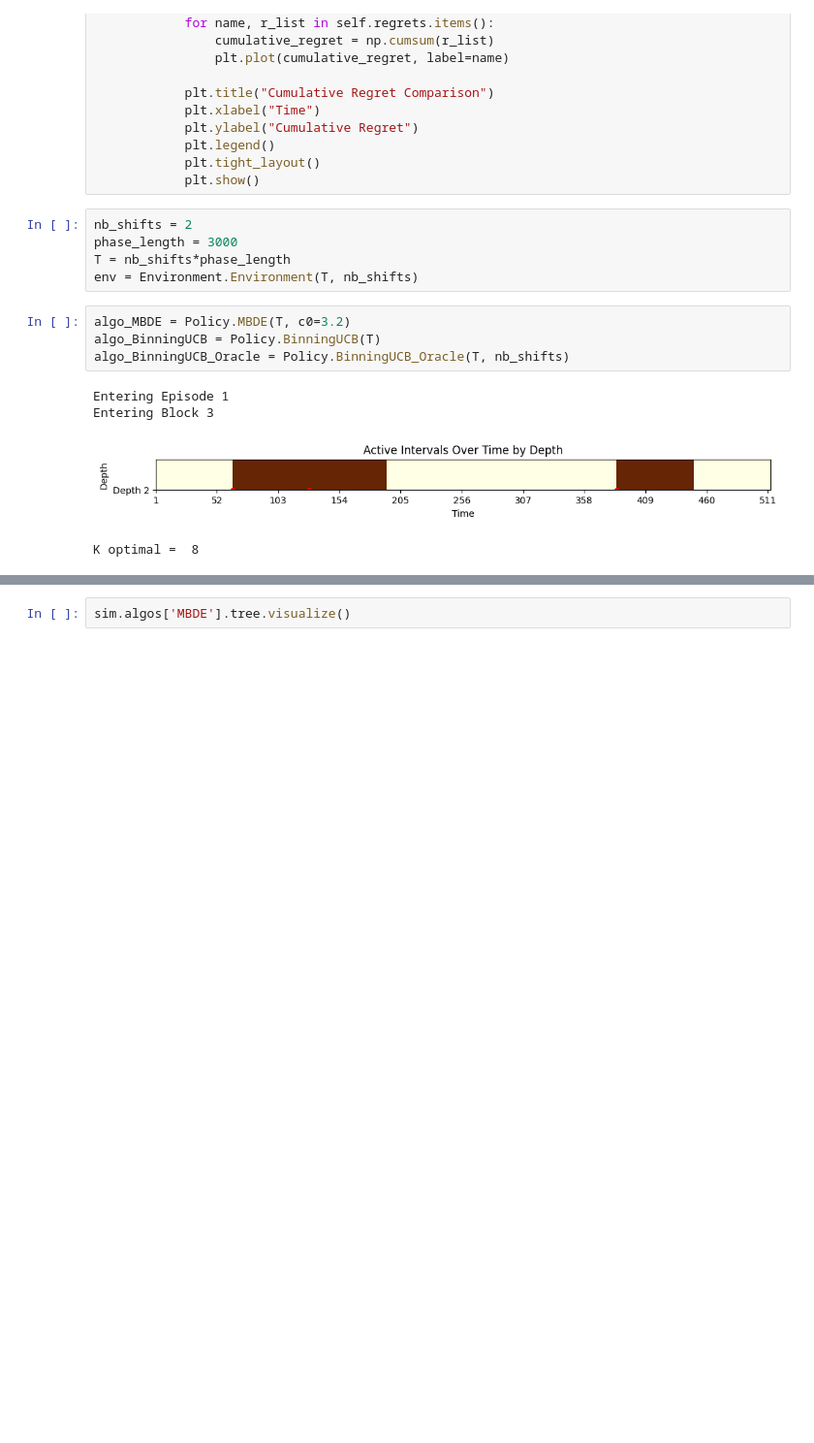
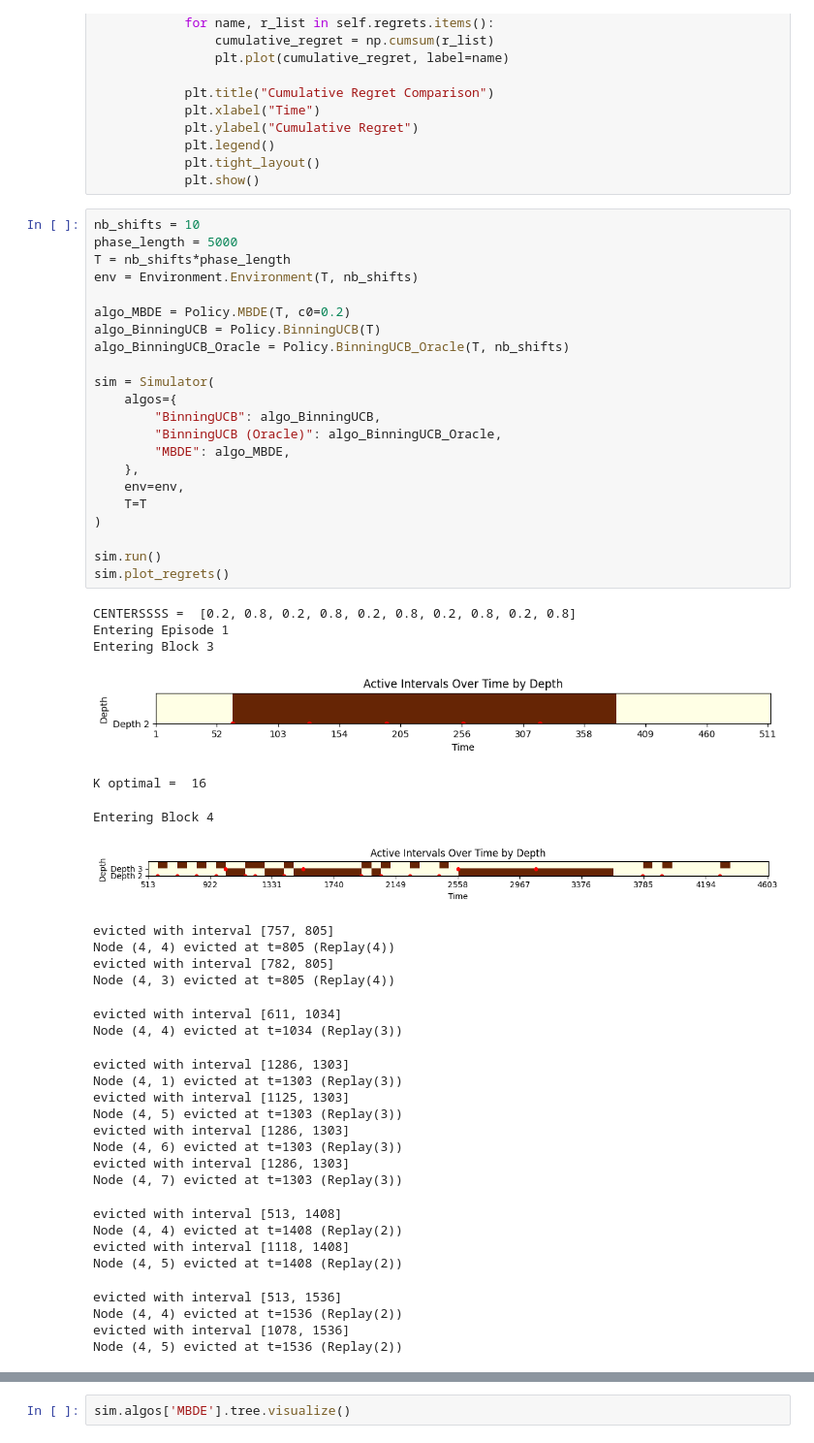
Before and after one commit to nguyenicolas/NS_Lipschitz_Bandits, a Jupyter notebook: main.ipynb, the cells around one changed output, grey strips where cells are left out. Shown: that part at 97% size. Saved outputs shown, nothing was run; the diff lists cells and outputs as text; blank space fills up the shorter version.

```diff
--- a/main.ipynb
+++ b/main.ipynb
@@ -48,17 +48,55 @@ class Simulator:
             plt.legend()
             plt.tight_layout()
             plt.show()
-# %%
-nb_shifts = 2
-phase_length = 3000
-T = nb_shifts*phase_length
-env = Environment.Environment(T, nb_shifts)
 # %%
-algo_MBDE = Policy.MBDE(T, c0=3.2)
+nb_shifts = 10
+phase_length = 5000
+T = nb_shifts*phase_length
+env = Environment.Environment(T, nb_shifts)
+
+algo_MBDE = Policy.MBDE(T, c0=0.2)
 algo_BinningUCB = Policy.BinningUCB(T)
 algo_BinningUCB_Oracle = Policy.BinningUCB_Oracle(T, nb_shifts)
+
+sim = Simulator(
+    algos={
+        "BinningUCB": algo_BinningUCB,
+        "BinningUCB (Oracle)": algo_BinningUCB_Oracle,
+        "MBDE": algo_MBDE,
+    },
+    env=env,
+    T=T
+)
+
+sim.run()
+sim.plot_regrets()
 # %% [output]
+CENTERSSSS =  [0.2, 0.8, 0.2, 0.8, 0.2, 0.8, 0.2, 0.8, 0.2, 0.8]
 Entering Episode 1
 Entering Block 3
-[figure, old version]
+[figure, new version]
-K optimal =  8
+K optimal =  16
+Entering Block 4
+[figure, added]
+evicted with interval [757, 805]
+Node (4, 4) evicted at t=805 (Replay(4))
+evicted with interval [782, 805]
+Node (4, 3) evicted at t=805 (Replay(4))
+evicted with interval [611, 1034]
+Node (4, 4) evicted at t=1034 (Replay(3))
+evicted with interval [1286, 1303]
+Node (4, 1) evicted at t=1303 (Replay(3))
+evicted with interval [1125, 1303]
+Node (4, 5) evicted at t=1303 (Replay(3))
+evicted with interval [1286, 1303]
+Node (4, 6) evicted at t=1303 (Replay(3))
+evicted with interval [1286, 1303]
+Node (4, 7) evicted at t=1303 (Replay(3))
+evicted with interval [513, 1408]
+Node (4, 4) evicted at t=1408 (Replay(2))
+evicted with interval [1118, 1408]
+Node (4, 5) evicted at t=1408 (Replay(2))
+evicted with interval [513, 1536]
+Node (4, 4) evicted at t=1536 (Replay(2))
+evicted with interval [1078, 1536]
+Node (4, 5) evicted at t=1536 (Replay(2))
```
Also changed, not shown: parts of 7 cells of this notebook, 4 other files.
